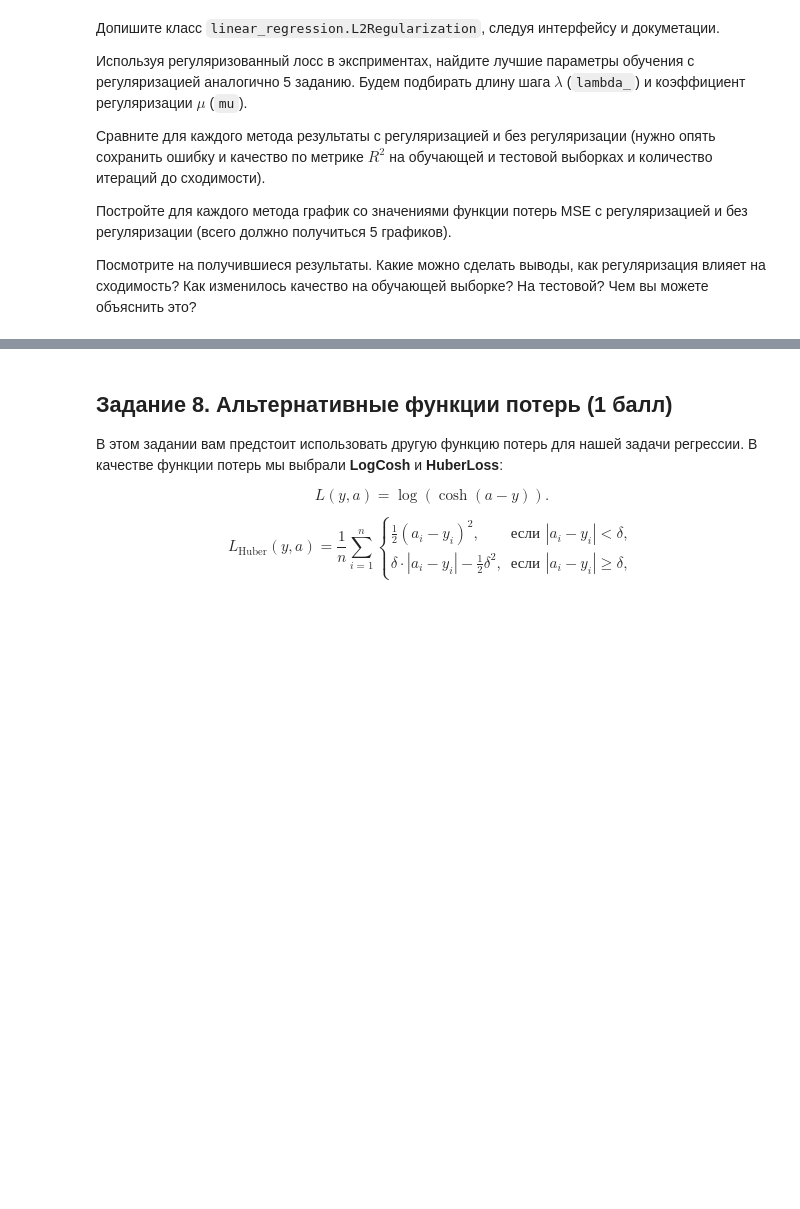
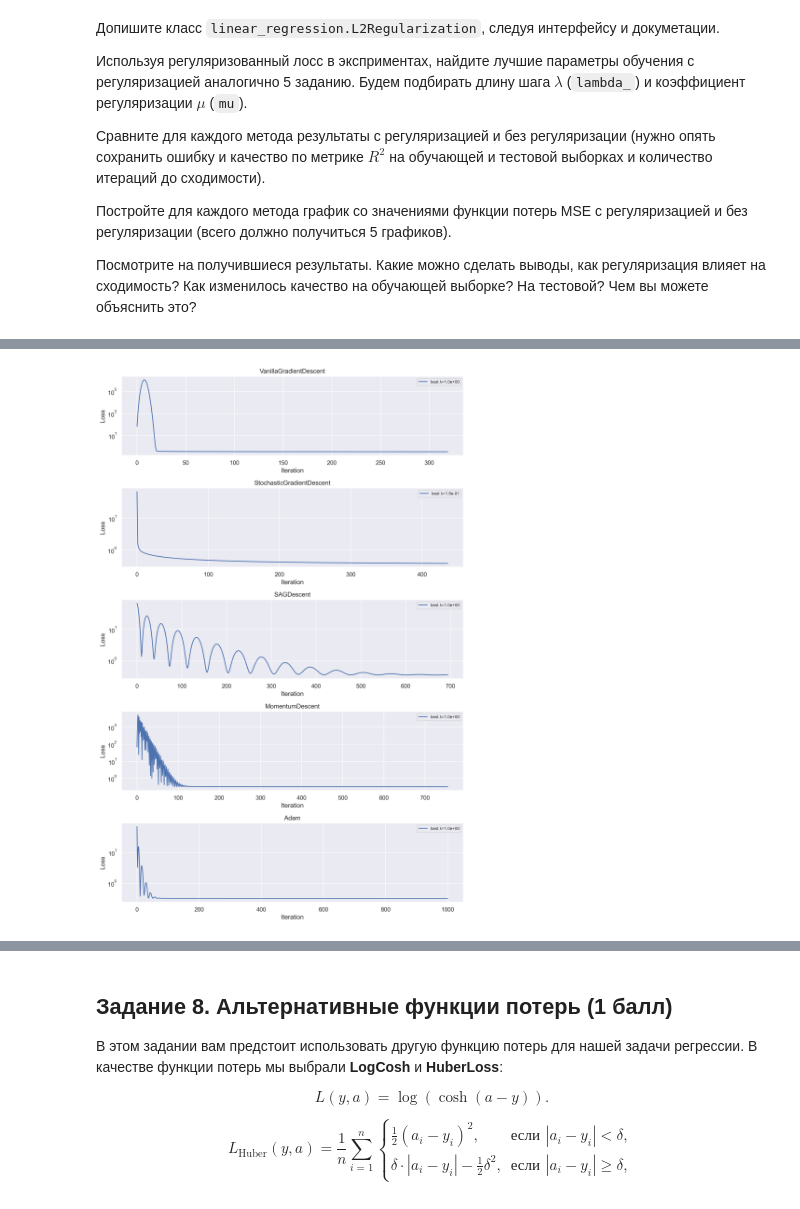
Before and after one commit to Shel2123/ML1_hw, a Jupyter notebook: hw2/Homework Practice 02 GD Соседов.ipynb, the cells around one changed output, grey strips where cells are left out. Cells and saved outputs as stored; diff of their text form; code cells hidden in the pictures; blank space fills up the shorter version.

```diff
--- a/hw2/Homework Practice 02 GD Соседов.ipynb
+++ b/hw2/Homework Practice 02 GD Соседов.ipynb
@@ -1162,23 +1157,3 @@ KeyboardInterrupt:
 # %%
-fig, axes = plt.subplots(len(methods), 1, figsize=(10, 3 * len(methods)), sharex=False)
-
-if len(methods) == 1:
-    axes = [axes]
-
-for ax, (name, lr_hist) in zip(axes, histories.items()):
-    for lam, hist in sorted(lr_hist.items(), key=lambda k: k[0]):
-        ax.plot(np.arange(len(hist)), hist, label=f"{lam:.1e}")
-
-    ax.set_title(name)
-    ax.set_xlabel("Iteration")
-    ax.set_ylabel("Loss")
-    ax.legend(title="lambda", ncols=2, fontsize=8, loc="upper right")
-
-    ax.set_yscale("log")
-
-fig.dpi = 300
-plt.tight_layout()
-plt.show()
-
-results_df = pd.DataFrame(results).sort_values("best_val_mse")
-results_df
+results_df2 = pd.DataFrame(results2).sort_values("best_val_mse")
+results_df2
@@ -1184,0 +1185,22 @@ results_df
+# %%
+fig, axes = plt.subplots(len(methods), 1, figsize=(10, 3 * len(methods)), sharex=False)
+
+for ax, (name, lr_hist) in zip(axes, histories2.items()):
+    best_key = min(lr_hist, key=lambda k: lr_hist[k][-1])
+    best_hist = lr_hist[best_key]
+
+    lam_val = best_key[0]
+
+    ax.plot(np.arange(len(best_hist)), best_hist, label=f"best λ={lam_val:.1e}")
+
+    ax.set_title(name)
+    ax.set_xlabel("Iteration")
+    ax.set_ylabel("Loss")
+    ax.set_yscale("log")
+    ax.legend(fontsize=8, loc="upper right")
+
+fig.set_dpi(300)
+plt.tight_layout()
+plt.show()
+# %% [output]
+[figure, added]
```
Also changed, not shown: parts of 24 cells of this notebook, 2 other files.
